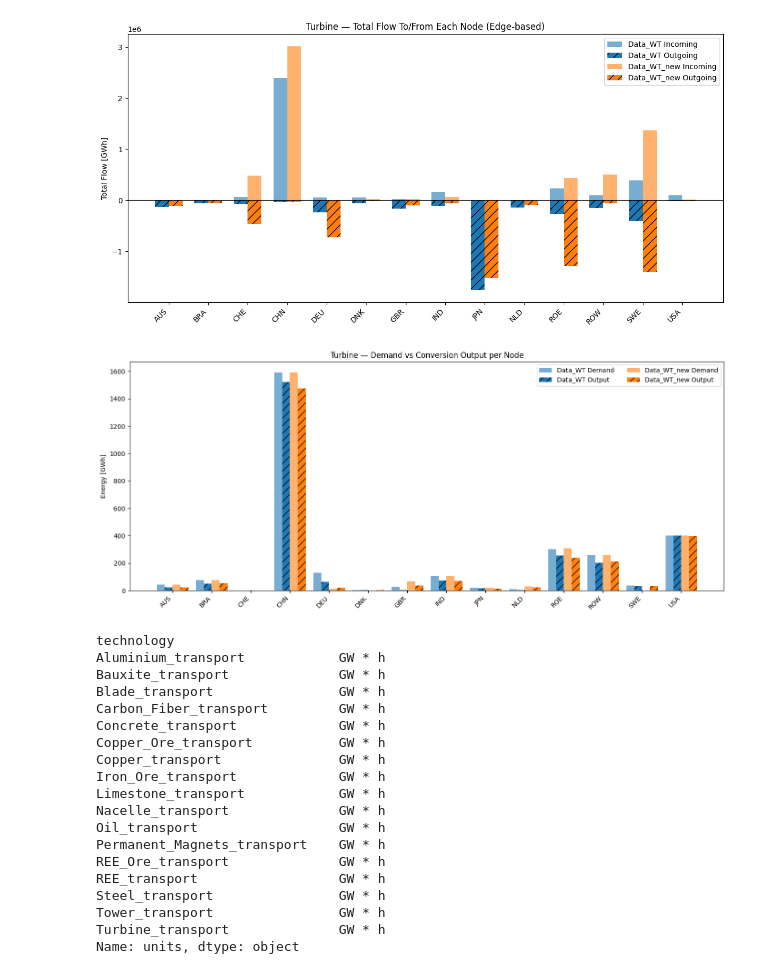
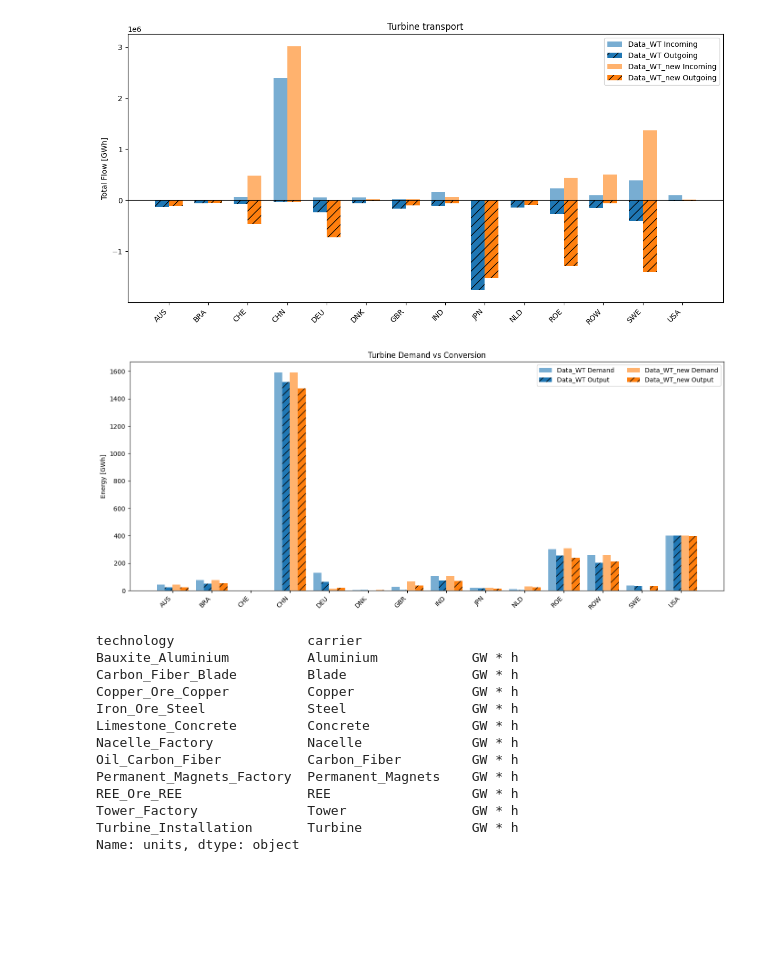
Before and after one commit to NicolaL1/ZEN-garden_SP, a Jupyter notebook: Data_Wind/Wind_device.ipynb, the cells around one changed output. Drawn from its saved outputs; the diff is of its cells as text; code cells hidden in the pictures; blank space fills up the shorter version.

```diff
--- a/Data_Wind/Wind_device.ipynb
+++ b/Data_Wind/Wind_device.ipynb
@@ -15,9 +15,9 @@ r1 = Results(os.path.join("outputs", dataset_name_1))
 r2 = Results(os.path.join("outputs", dataset_name_2))
 
 # === Save Paths ===
-save_plots = False
+save_plots = True
 save_path = Path(
-    r"C:\Users\nicol\OneDrive\Desktop\Semester_project\Plots_and_Figures\SCM_plots\conversion_flow_comparison")
+    r"C:\Users\nicol\OneDrive\Desktop\Semester_project\Plots_and_Figures\SCM_plots\Wind_device_analyis")
 csv_export_path = Path(r"C:\Users\nicol\OneDrive\Desktop\Semester_project\Plots_and_Figures\device_demand_data")
 os.makedirs(save_path, exist_ok=True)
 os.makedirs(csv_export_path, exist_ok=True)
@@ -90,7 +90,7 @@ def plot_total_flow_per_node_turbine_edge_based():
            label=f"{dataset_name_2} Outgoing", color=colors[dataset_name_2], alpha=1.0, hatch='//')
 
     ax.set_ylabel("Total Flow [GWh]")
-    ax.set_title(f"Turbine — Total Flow To/From Each Node (Edge-based)")
+    ax.set_title(f"Turbine transport")
     ax.set_xticks(list(x))
     ax.set_xticklabels(all_nodes, rotation=45, ha='right')
     ax.axhline(0, color='black', linewidth=0.8)
@@ -139,56 +139,50 @@ def plot_turbine_demand_vs_conversion_output():
     fig, ax = plt.subplots(figsize=(14, 6))
 
     # Dataset 1
     ax.bar([i - width * 1.5 for i in x], demand1.reindex(all_nodes), width=width,
            label=f"{dataset_name_1} Demand", color=colors[dataset_name_1], alpha=0.6)
     ax.bar([i - width * 0.5 for i in x], output1.reindex(all_nodes), width=width,
            label=f"{dataset_name_1} Output", color=colors[dataset_name_1], alpha=1.0, hatch='//')
 
     # Dataset 2
     ax.bar([i + width * 0.5 for i in x], demand2.reindex(all_nodes), width=width,
            label=f"{dataset_name_2} Demand", color=colors[dataset_name_2], alpha=0.6)
     ax.bar([i + width * 1.5 for i in x], output2.reindex(all_nodes), width=width,
            label=f"{dataset_name_2} Output", color=colors[dataset_name_2], alpha=1.0, hatch='//')
 
     ax.set_ylabel("Energy [GWh]")
-    ax.set_title("Turbine — Demand vs Conversion Output per Node")
+    ax.set_title("Turbine Demand vs Conversion")
     ax.set_xticks(list(x))
     ax.set_xticklabels(all_nodes, rotation=45, ha='right')
     ax.legend(ncol=2)
     plt.tight_layout()
 
     if save_plots:
         plt.savefig(save_path / "turbine_demand_vs_output_by_node.pdf", format='pdf', bbox_inches='tight')
     plt.show()
 
 
 
 # === Run All Plots ===
 plot_total_flow_per_node_turbine_edge_based()
 plot_turbine_demand_vs_conversion_output()
 # %% [output]
-[figure, old version]
+[figure, new version]
-[figure, old version]
+[figure, new version]
 # %%
-unit = r1.get_unit('flow_transport')
+unit = r1.get_unit('flow_conversion_output')
 unit
 # %% [output]
-technology
-Aluminium_transport            GW * h
-Bauxite_transport              GW * h
-Blade_transport                GW * h
-Carbon_Fiber_transport         GW * h
-Concrete_transport             GW * h
-Copper_Ore_transport           GW * h
-Copper_transport               GW * h
-Iron_Ore_transport             GW * h
-Limestone_transport            GW * h
-Nacelle_transport              GW * h
-Oil_transport                  GW * h
-Permanent_Magnets_transport    GW * h
-REE_Ore_transport              GW * h
-REE_transport                  GW * h
-Steel_transport                GW * h
-Tower_transport                GW * h
-Turbine_transport              GW * h
+technology                 carrier
+Bauxite_Aluminium          Aluminium            GW * h
+Carbon_Fiber_Blade         Blade                GW * h
+Copper_Ore_Copper          Copper               GW * h
+Iron_Ore_Steel             Steel                GW * h
+Limestone_Concrete         Concrete             GW * h
+Nacelle_Factory            Nacelle              GW * h
+Oil_Carbon_Fiber           Carbon_Fiber         GW * h
+Permanent_Magnets_Factory  Permanent_Magnets    GW * h
+REE_Ore_REE                REE                  GW * h
+Tower_Factory              Tower                GW * h
+Turbine_Installation       Turbine              GW * h
 Name: units, dtype: object
```
